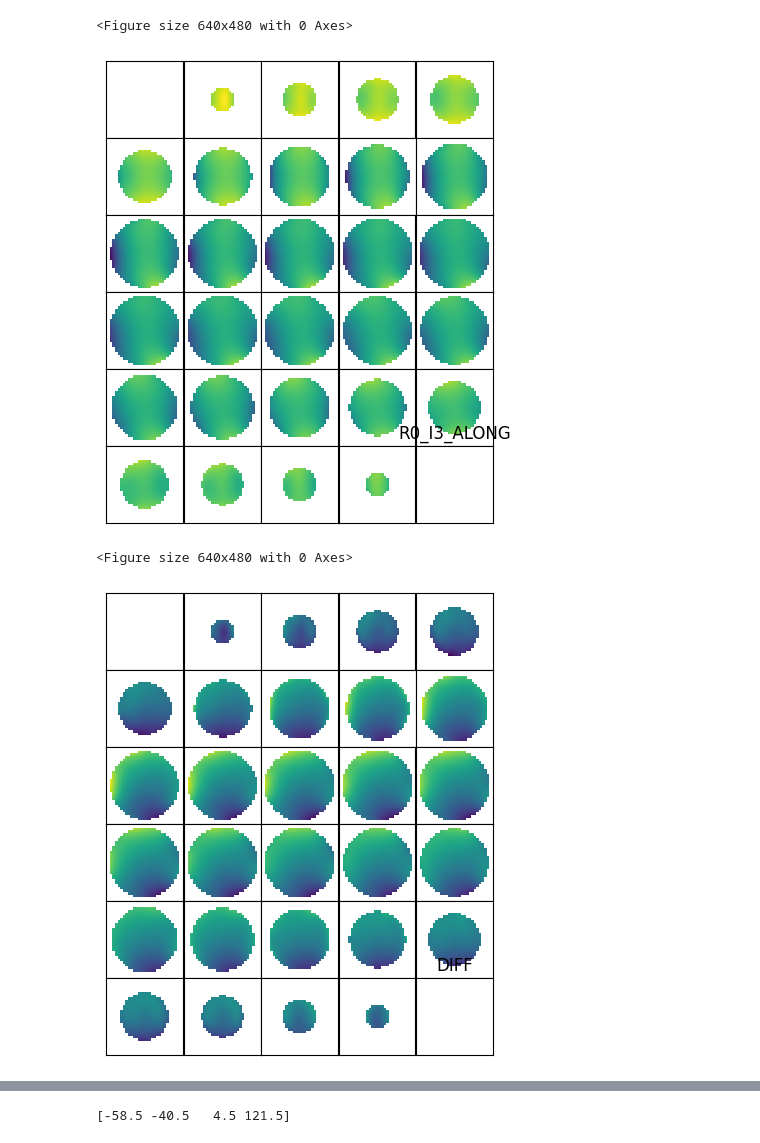
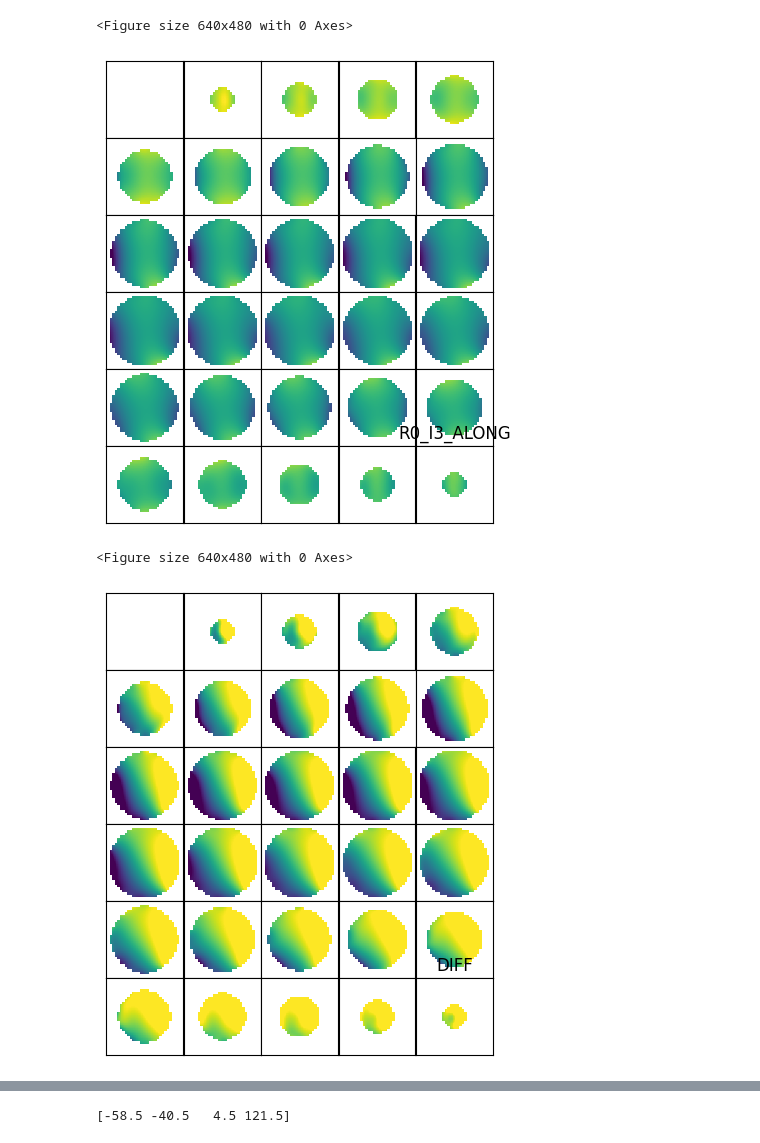
Before and after one commit to rst030/cosi-measure, a Jupyter notebook: Software/COSI2/test_insert_parallel.ipynb, the cells around one changed output, grey strips where cells are left out. Saved outputs shown, nothing was run; the diff lists cells and outputs as text; code cells hidden in the pictures.

```diff
--- a/Software/COSI2/test_insert_parallel.ipynb
+++ b/Software/COSI2/test_insert_parallel.ipynb
@@ -125,5 +156,5 @@ plt.show()
 # %%
-# plot the R0I3 insert field (interpolated)
+# R0I3 field (interpolated)
 # save initial field as 2d plots
 from matplotlib import pyplot as plt
 plt.figure(0)
@@ -136,7 +167,7 @@ field1Insert = b0map_after.interpolatedField
 
 for i in range(5):
     for j in range(6):
-        xxx = axes[j,i].imshow(field1Insert[i+j*5,:,:],clim=[np.nanmin(field1Insert),np.nanmax(field1Insert)])
+        xxx = axes[j,i].imshow(field1Insert[i+j*5,:,:],clim=[np.nanmin(initialField),np.nanmax(initialField)])
         axes[j,i].xaxis.set_visible(False)
         axes[j,i].yaxis.set_visible(False)
 
@@ -149,35 +180,34 @@ plt.savefig('./pics/insert3_ring_0_field_iter2.pdf',format="pdf")
 plt.show()
 # %% [output]
 <Figure size 640x480 with 0 Axes>
-[figure, old version]
+[figure, new version]
 # %%
-# plot the difference field init - insert
+#difference field insert - init
 # save initial field as 2d plots
 from matplotlib import pyplot as plt
 plt.figure(0)
 
 fig, axes = plt.subplots(nrows=6, ncols=5, figsize=(5, 6))
 
-xvals = b0map_before.xDim_SPH_fine
-diffField = b0map_before.interpolatedField - b0map_after.interpolatedField
+diffField = b0map_after.interpolatedField - b0map_before.interpolatedField
 
 
 for i in range(5):
     for j in range(6):
-        xxx = axes[j,i].imshow(diffField[i+j*5,:,:],clim=[np.nanmin(diffField),np.nanmax(diffField)])
+        xxx = axes[j,i].imshow(diffField[i+j*5,:,:],clim=[np.nanmin(diffField)/3,np.nanmax(diffField)/3])
         axes[j,i].xaxis.set_visible(False)
         axes[j,i].yaxis.set_visible(False)
 
 plt.subplots_adjust(wspace=0, hspace=0)
 plt.title('DIFF')
 
 plt.savefig('./pics/diff_field_R0I3.png',format="png")
 plt.savefig('./pics/diff_field_R0I3.pdf',format="pdf")
 #plt.colorbar(mappable=xxx)
 plt.show()
 # %% [output]
 <Figure size 640x480 with 0 Axes>
-[figure, old version]
+[figure, new version]
 # %%
 print('now we have an interpolated field.')
 print(np.shape(b0map_before.interpolatedField))
```
Also changed, not shown: parts of 15 cells of this notebook, 20 other files.
